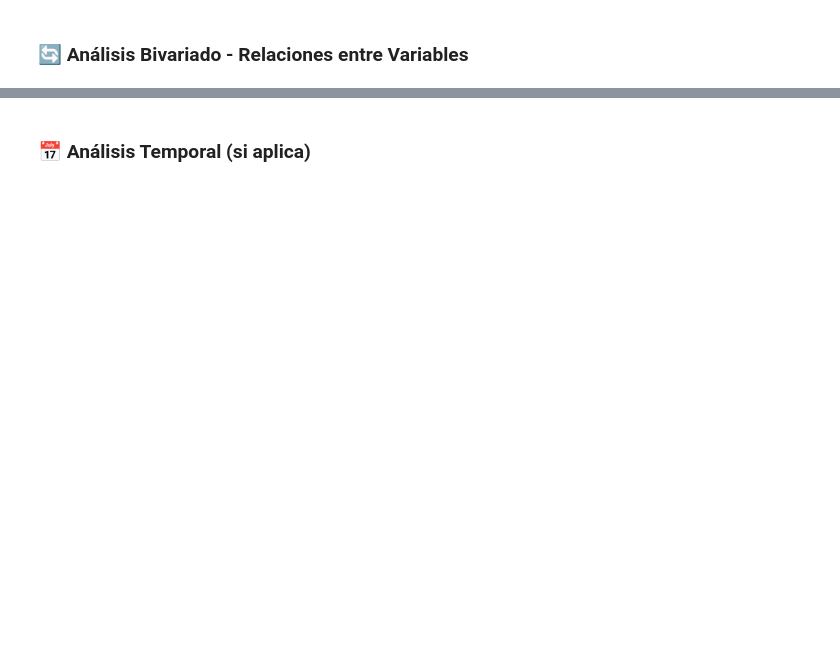
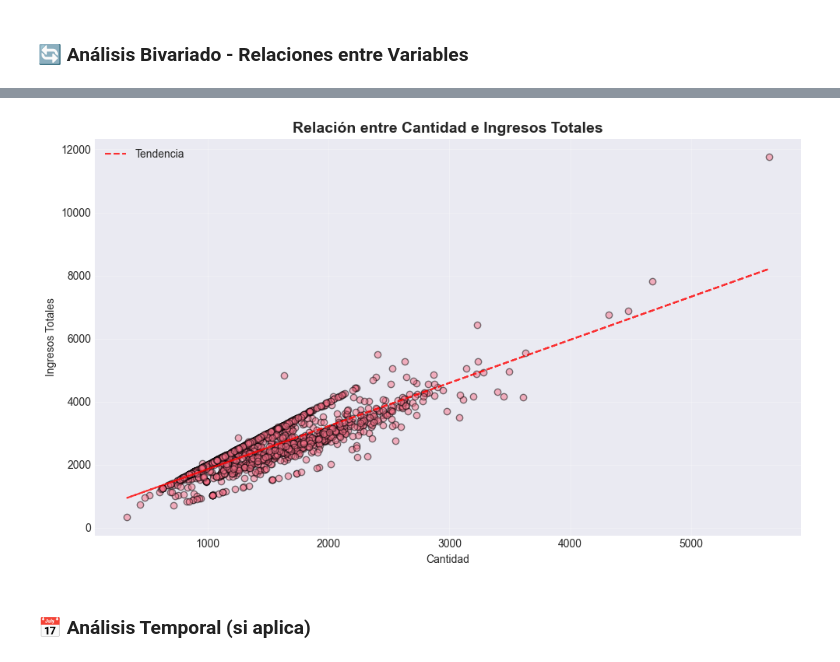
Before and after one commit to YezuzCama/An-lisis-de-precios-de-viviendas, a Jupyter notebook: analisis_datos_viviendas.ipynb, the cells around one changed output, grey strips where cells are left out. Drawn from its saved outputs; the diff is of its cells as text; code cells hidden in the pictures; blank space fills up the shorter version.

```diff
--- a/analisis_datos_viviendas.ipynb
+++ b/analisis_datos_viviendas.ipynb
@@ -704,24 +821,26 @@ if 'SalePrice' in df.columns and 'Neighborhood' in df.columns:
 # %%
 # Scatter plot para relaciones entre dos variables numéricas
-if 'GrLivArea' in df.columns and 'SalePrice' in df.columns:
+if 'GrLivArea' in df.columns and 'superficie_total' in df.columns:
     plt.figure(figsize=(10, 6))
-    plt.scatter(df['GrLivArea'], df['SalePrice'], alpha=0.5, edgecolors='black')
-    plt.title('Relación entre GrLivArea y SalePrice', fontsize=14, fontweight='bold')
-    plt.xlabel('Superficie habitable (GrLivArea)')
-    plt.ylabel('Precio de venta (SalePrice)')
+    plt.scatter(df['GrLivArea'], df['superficie_total'],
+                alpha=0.5, edgecolors='black')
+    plt.title('Relación entre Cantidad e Ingresos Totales',
+              fontsize=14, fontweight='bold')
+    plt.xlabel('Cantidad')
+    plt.ylabel('Ingresos Totales')
     plt.grid(True, alpha=0.3)
 
     # Línea de tendencia
-    temp = df[['GrLivArea', 'SalePrice']].dropna()
-    if len(temp) > 1:
-        z = np.polyfit(temp['GrLivArea'], temp['SalePrice'], 1)
-        p = np.poly1d(z)
-        x_sorted = np.sort(temp['GrLivArea'])
-        plt.plot(x_sorted, p(x_sorted), "r--", alpha=0.8, label='Tendencia')
-        plt.legend()
+    z = np.polyfit(df['GrLivArea'].dropna(), df['superficie_total'].dropna(), 1)
+    p = np.poly1d(z)
+    plt.plot(df['GrLivArea'], p(df['GrLivArea']),
+             "r--", alpha=0.8, label='Tendencia')
+    plt.legend()
 
     plt.tight_layout()
     plt.show()
+# %% [output]
+[figure, added]
 # %% [markdown]
 ### 📅 Análisis Temporal (si aplica)
 # %%
```
Also changed, not shown: parts of 21 cells of this notebook.
